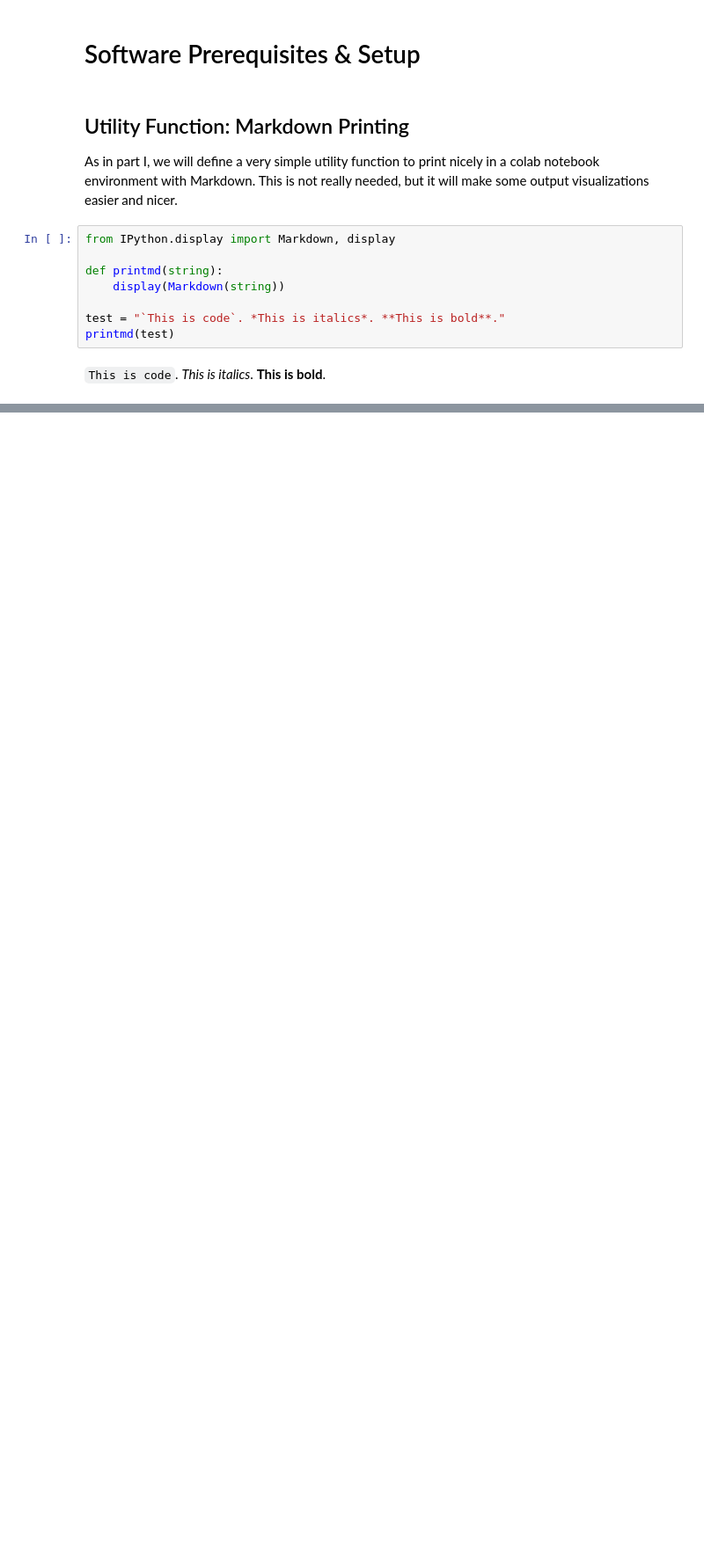
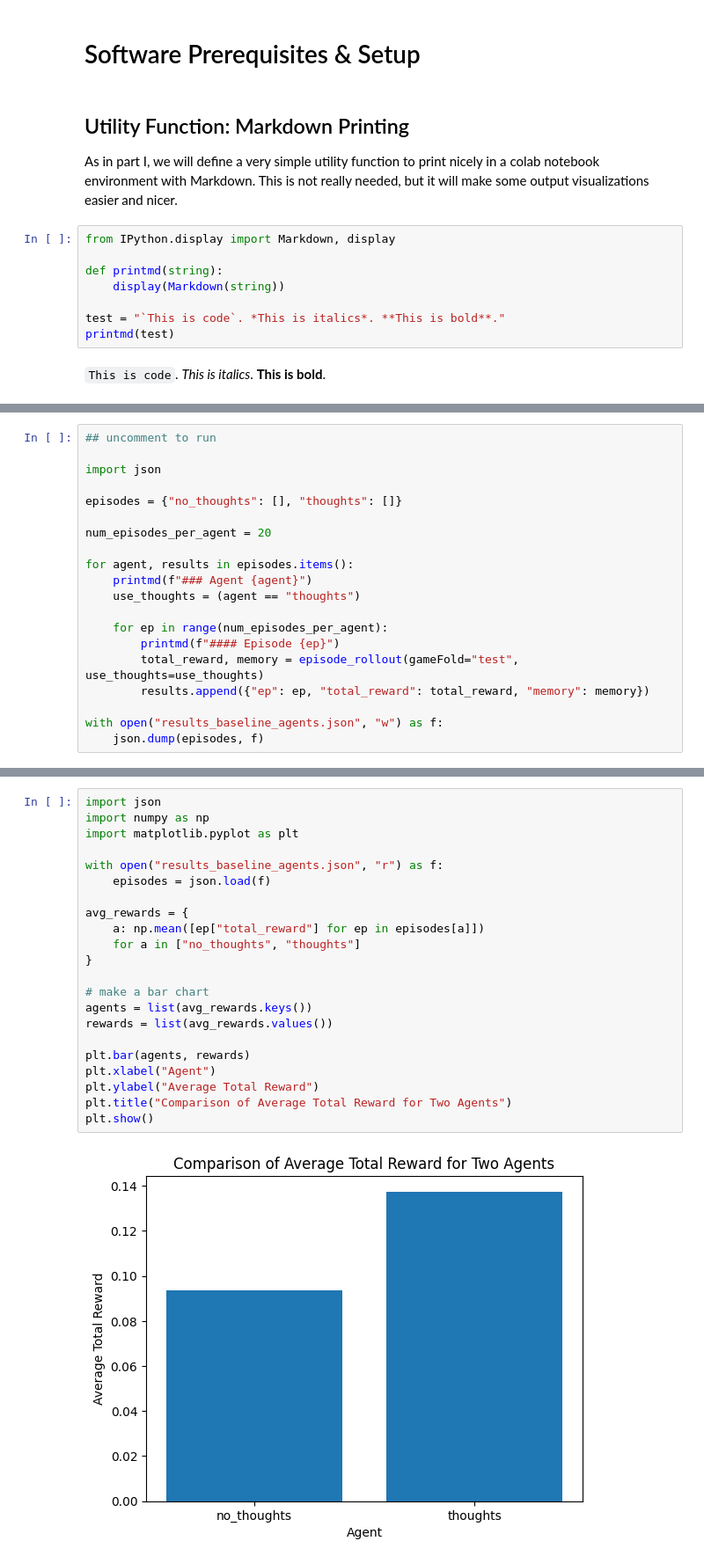
Before and after one commit to nickhalmagyi/hdsi-winter-workshop, a Jupyter notebook: llm-agents-part2.ipynb, the cells around one changed output, grey strips where cells are left out. Shown: that part at 88% size. Drawn from its saved outputs; the diff is of its cells as text; blank space fills up the shorter version.

Commit message:
upload baseline data

```diff
--- a/llm-agents-part2.ipynb
+++ b/llm-agents-part2.ipynb
@@ -157,0 +616,20 @@ To the East you see a closed plain door.
+# %%
+## uncomment to run
+
+import json
+
+episodes = {"no_thoughts": [], "thoughts": []}
+
+num_episodes_per_agent = 20
+
+for agent, results in episodes.items():
+    printmd(f"### Agent {agent}")
+    use_thoughts = (agent == "thoughts")
+
+    for ep in range(num_episodes_per_agent):
+        printmd(f"#### Episode {ep}")
+        total_reward, memory = episode_rollout(gameFold="test", use_thoughts=use_thoughts)
+        results.append({"ep": ep, "total_reward": total_reward, "memory": memory})
+
+with open("results_baseline_agents.json", "w") as f:
+    json.dump(episodes, f)
@@ -157,0 +650,24 @@ To the East you see a closed plain door.
+# %%
+import json
+import numpy as np
+import matplotlib.pyplot as plt
+
+with open("results_baseline_agents.json", "r") as f:
+    episodes = json.load(f)
+
+avg_rewards = {
+    a: np.mean([ep["total_reward"] for ep in episodes[a]])
+    for a in ["no_thoughts", "thoughts"]
+}
+
+# make a bar chart
+agents = list(avg_rewards.keys())
+rewards = list(avg_rewards.values())
+
+plt.bar(agents, rewards)
+plt.xlabel("Agent")
+plt.ylabel("Average Total Reward")
+plt.title("Comparison of Average Total Reward for Two Agents")
+plt.show()
+# %% [output]
+[figure, added]
```
Also changed, not shown: parts of 19 cells of this notebook, 1 other file.
